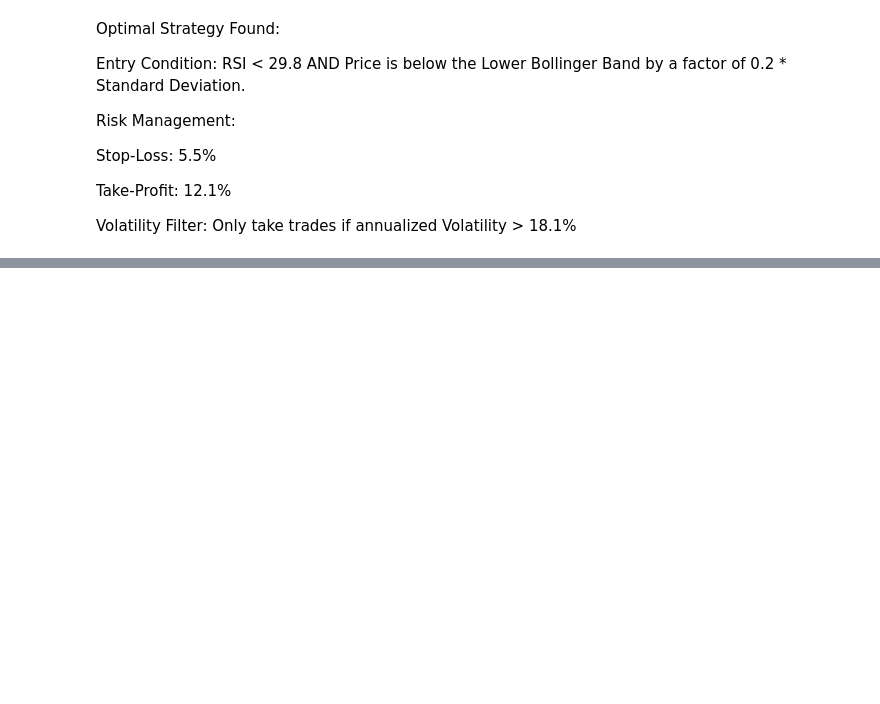
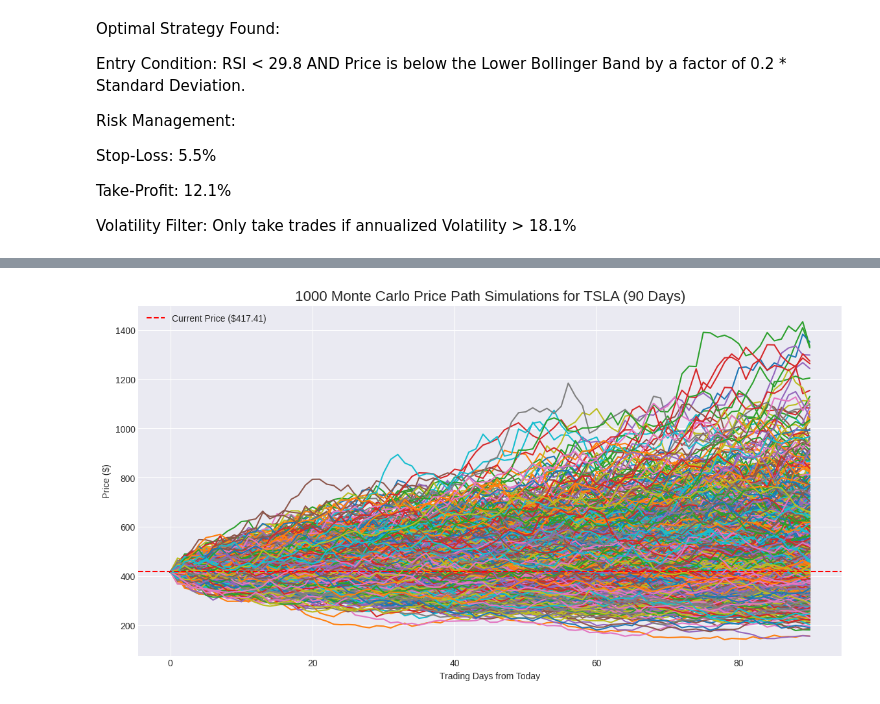
Before and after one commit to Parthi1212-dotcom/Investment-Portfolio-through-Evolutionary-algorithms, a Jupyter notebook: Finance_Analyst_Thesis_experiment_3_5th_aug_25.ipynb, the cells around one changed output, grey strips where cells are left out. Saved outputs shown, nothing was run; the diff lists cells and outputs as text; code cells hidden in the pictures; blank space fills up the shorter version.

```diff
--- a/Finance_Analyst_Thesis_experiment_3_5th_aug_25.ipynb
+++ b/Finance_Analyst_Thesis_experiment_3_5th_aug_25.ipynb
@@ -879,0 +1592,92 @@ Volatility Filter: Only take trades if annualized Volatility > 18.1%
+# %%
+import pandas as pd
+import numpy as np
+import matplotlib.pyplot as plt
+
+def run_monte_carlo_simulation(file_path, ticker_symbol, num_simulations=1000, num_days=90):
+    """
+    Runs a Monte Carlo simulation for a stock's future price paths based on its
+    historical data.
+    """
+    print(f"\n--- Running Monte Carlo Simulation for {ticker_symbol} ---")
+    try:
+        df_full = pd.read_csv(file_path)
+    except FileNotFoundError:
+        print(f"Error: The file '{file_path}' was not found. Please upload it.")
+        return
+
+    # --- Step 1: Prepare Historical Data ---
+    df_full['Date'] = pd.to_datetime(df_full['Date'], errors='coerce', utc=True)
+    ticker_df = df_full[df_full['Ticker'] == ticker_symbol].copy()
+    ticker_df.sort_values('Date', inplace=True)
+    ticker_df.set_index('Date', inplace=True)
+
+    if ticker_df.empty:
+        print(f"No data for {ticker_symbol}.")
+        return
+
+    # Calculate historical daily returns
+    daily_returns = ticker_df['Return'].dropna()
+
+    # --- Step 2: Calculate Key Parameters for Simulation ---
+    # These are the building blocks for our simulation
+    last_price = ticker_df['Close'][-1]
+    avg_daily_return = daily_returns.mean() # The "drift"
+    daily_volatility = daily_returns.std() # The "random shock"
+
+    print(f"Last known price: ${last_price:.2f}")
+    print(f"Average Daily Return (Drift): {avg_daily_return:.4%}")
+    print(f"Daily Volatility (Std. Dev.): {daily_volatility:.4%}")
+
+    # --- Step 3: Run the Simulations ---
+    # Create a dataframe to hold all simulation results
+    simulation_df = pd.DataFrame()
+
+    for i in range(num_simulations):
+        price_series = [last_price]
+        # Simulate price for each day in the future
+        for _ in range(num_days):
+            random_shock = np.random.normal(avg_daily_return, daily_volatility)
+            next_price = price_series[-1] * (1 + random_shock)
+            price_series.append(next_price)
+        simulation_df[f'Simulation_{i+1}'] = price_series
+
+    # --- Step 4: Visualize the Results ---
+    plt.style.use('seaborn-v0_8-darkgrid')
+    fig = plt.figure(figsize=(14, 7))
+    plt.plot(simulation_df)
+    plt.title(f'{num_simulations} Monte Carlo Price Path Simulations for {ticker_symbol} (90 Days)', fontsize=16)
+    plt.ylabel('Price ($)')
+    plt.xlabel('Trading Days from Today')
+    plt.axhline(y=last_price, color='r', linestyle='--', label=f'Current Price (${last_price:.2f})')
+    plt.legend()
+    plt.savefig(f'monte_carlo_{ticker_symbol}.png')
+    print(f"\nMonte Carlo simulation chart saved as 'monte_carlo_{ticker_symbol}.png'")
+    plt.show()
+
+    # --- Step 5: Statistical Analysis of Outcomes ---
+    # Analyze the distribution of the final day's prices
+    final_prices = simulation_df.iloc[-1, :]
+
+    # Calculate key percentile levels
+    p5 = final_prices.quantile(0.05)
+    p50 = final_prices.quantile(0.50) # Median
+    p95 = final_prices.quantile(0.95)
+
+    print("\n" + "="*60)
+    print("        Analysis of Simulated Final Prices (after 90 days)")
+    print("="*60)
+    print(f"Median Expected Price: ${p50:,.2f}")
+    print(f"Quantile (5%): ${p5:.2f}")
+    print(f"Quantile (95%): ${p95:.2f}")
+    print("\nInterpretation:")
+    print(f"There is a 90% probability that the price of {ticker_symbol} will be between")
+    print(f"${p5:.2f} and ${p95:.2f} in 90 trading days, based on this simulation.")
+    print("="*60)
+
+
+# --- Run the Simulation ---
+your_daily_file = '/content/sp500_full_dataset_2016_2024.csv'
+# Let's run it on a more volatile stock to see a wider range of outcomes
+run_monte_carlo_simulation(your_daily_file, 'TSLA')
+# %% [output]
@@ -879,0 +1690 @@ Volatility Filter: Only take trades if annualized Volatility > 18.1%
+[figure, added]
```
Also changed, not shown: parts of 10 cells of this notebook.
